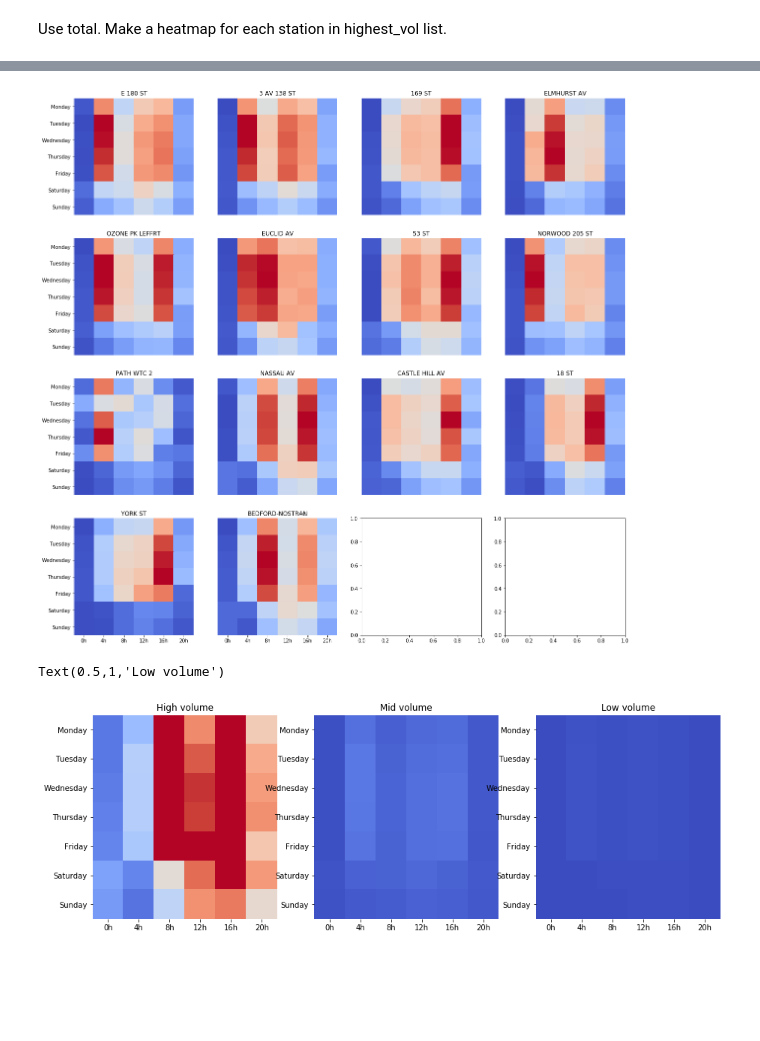
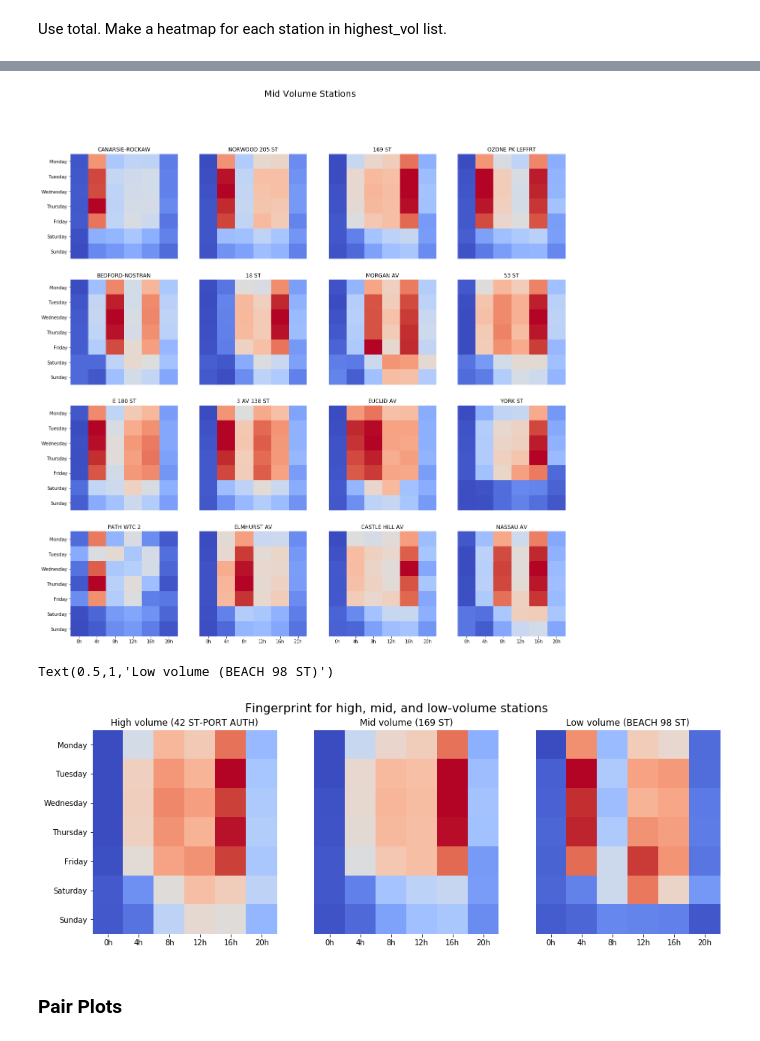
Before and after one commit to luketibbott/benson, a Jupyter notebook: benson_EDA-KF.ipynb, the cells around one changed output, grey strips where cells are left out. Cells and saved outputs as stored; diff of their text form; code cells hidden in the pictures; blank space fills up the shorter version.

```diff
--- a/benson_EDA-KF.ipynb
+++ b/benson_EDA-KF.ipynb
@@ -324,25 +343,14 @@ vmin = df3['TOTAL'].min()
 xlabel_hm = [str(int(x)) + 'h' for x in np.linspace(0,20,6)]
 ylabel_hm = calendar.day_name[:]
 # %%
-def heatmap_data_by_day(s, data_col, year, month, day):
+def heatmap_data_by_dow(s, data_col, dow):
     '''Inputs:
         station key s
         data_col (e.g. 'ENTRY_DIFFS')
-        date: year, month, day
-    Returns
-        Dataframe summed over that date, for that station, from that data_col'''
-    d = dt.datetime(year, month, day)
-    dum_df = df3[(df3['DATE'] == d) & (df3['STATION'] == s)]
-    return dum_df.groupby('DATETIME')[data_col].sum()
+        dow (day of weeks, an integer from 0-6, with 0 being Monday)
+    Returns:
+        Dataframe summed over that day of week, grouped by time, for that station, from that data_col'''
+    dum_df = df2[(df2['DAY_OF_WEEK'] == dow) & (df2['STATION'] == s)]
+    return dum_df.groupby('TIME')[data_col].sum()
-# %%
-def heatmap_data_by_dow(s, data_col, dow):
-    '''Inputs:
-        station key s
-        data_col (e.g. 'ENTRY_DIFFS')
-        dow (day of weeks, an integer from 0-6, with 0 being Monday)
-    Returns:
-        Dataframe summed over that day of week, grouped by time, for that station, from that data_col'''
-    dum_df = df3[(df3['DAY_OF_WEEK'] == dow) & (df3['STATION'] == s)]
-    return dum_df.groupby('TIME')[data_col].sum()
 # %% [markdown]
 Use total. Make a heatmap for each station in highest_vol list.
@@ -376,5 +381,6 @@ for i, s in enumerate(highest_vol):
 # %%
 fig, ax = plt.subplots(4,4, figsize=(20,20))
+plt.suptitle('Mid Volume Stations', fontsize=20)
 
 for i, s in enumerate(mid_vol):
     plt.subplot(4,4,i+1)
@@ -396,30 +402,30 @@ for i, s in enumerate(mid_vol):
 
     plt.title(s)
 # %% [output]
-[figure, old version]
+[figure, new version]
 # %%
 fig, ax = plt.subplots(1,3, figsize=(15,5))
+plt.suptitle('Fingerprint for high, mid, and low-volume stations', fontsize=16)
 
 plt.subplot(1,3,1)
 hm_data1 = [heatmap_data_by_dow(highest_vol[0], 'TOTAL', d) for d in range(7)]
 sns.heatmap(hm_data1, xticklabels = xlabel_hm, yticklabels=ylabel_hm,
-            cbar=False, vmax=vmax, vmin=0, cmap='coolwarm')
-hm_data = [heatmap_data_by_dow(s, 'TOTAL', d) for d in range(7)]
-plt.title('High volume')
+            cbar=False, cmap='coolwarm')
+plt.title('High volume (' + highest_vol[0] + ')')
 
 plt.subplot(1,3,2)
-hm_data2 = [heatmap_data_by_dow(mid_vol[0], 'TOTAL', d) for d in range(7)]
-sns.heatmap(hm_data2, xticklabels = xlabel_hm, yticklabels=ylabel_hm,
-            cbar=False, vmax=vmax, vmin=0, cmap='coolwarm')
-hm_data = [heatmap_data_by_dow(s, 'TOTAL', d) for d in range(7)]
-plt.title('Mid volume')
+hm_data2 = [heatmap_data_by_dow(mid_vol[1], 'TOTAL', d) for d in range(7)]
+sns.heatmap(hm_data2, xticklabels = xlabel_hm, yticklabels=False,
+            cbar=False, cmap='coolwarm')
+plt.title('Mid volume (' + mid_vol[1] + ')')
 
 plt.subplot(1,3,3)
 hm_data3 = [heatmap_data_by_dow(lowest_vol[0], 'TOTAL', d) for d in range(7)]
-sns.heatmap(hm_data3, xticklabels = xlabel_hm, yticklabels=ylabel_hm,
-            cbar=False, vmax=vmax, vmin=0, cmap='coolwarm')
-hm_data = [heatmap_data_by_dow(s, 'TOTAL', d) for d in range(7)]
-plt.title('Low volume')
+sns.heatmap(hm_data3, xticklabels = xlabel_hm, yticklabels=False,
+            cbar=False, cmap='coolwarm')
+plt.title('Low volume (' + lowest_vol[0] + ')')
 # %% [output]
-Text(0.5,1,'Low volume')
+Text(0.5,1,'Low volume (BEACH 98 ST)')
-[figure, old version]
+[figure, new version]
+# %% [markdown]
+### Pair Plots
```
Also changed, not shown: parts of 64 cells of this notebook.
